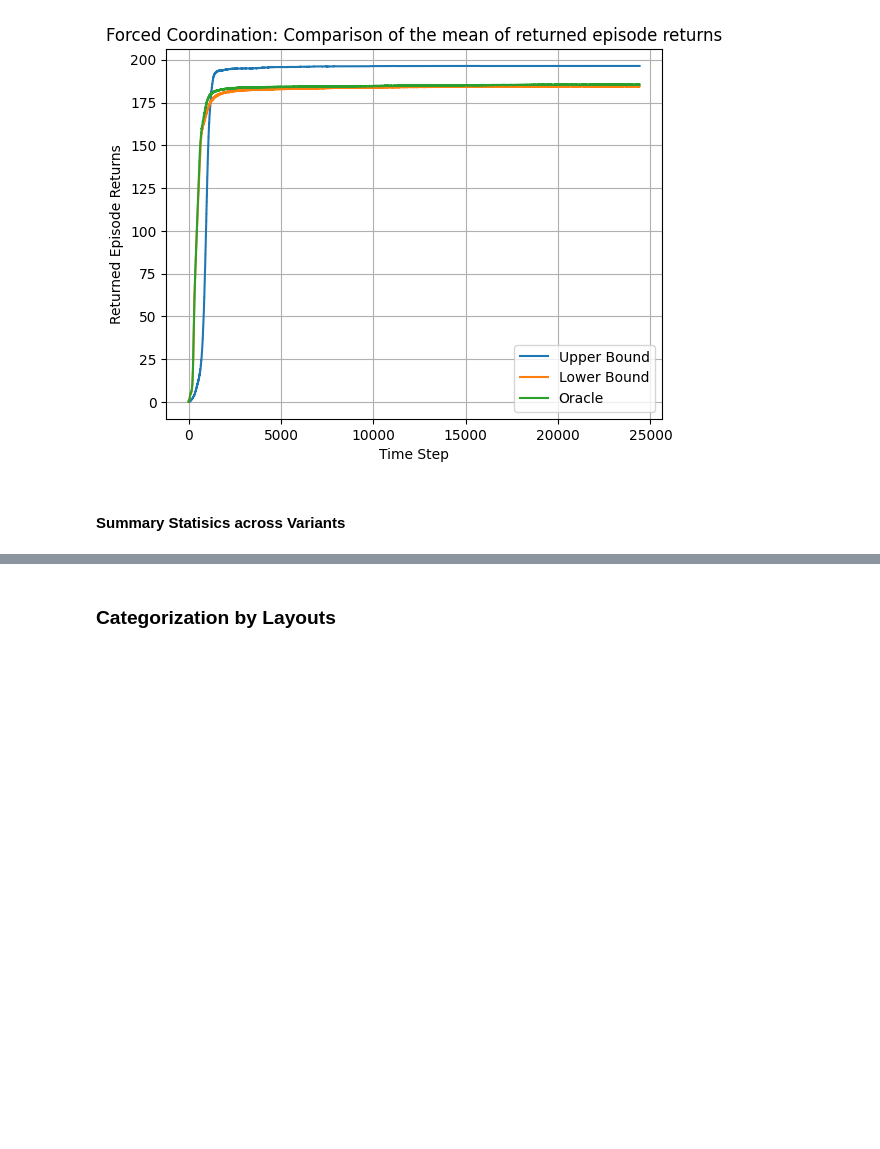
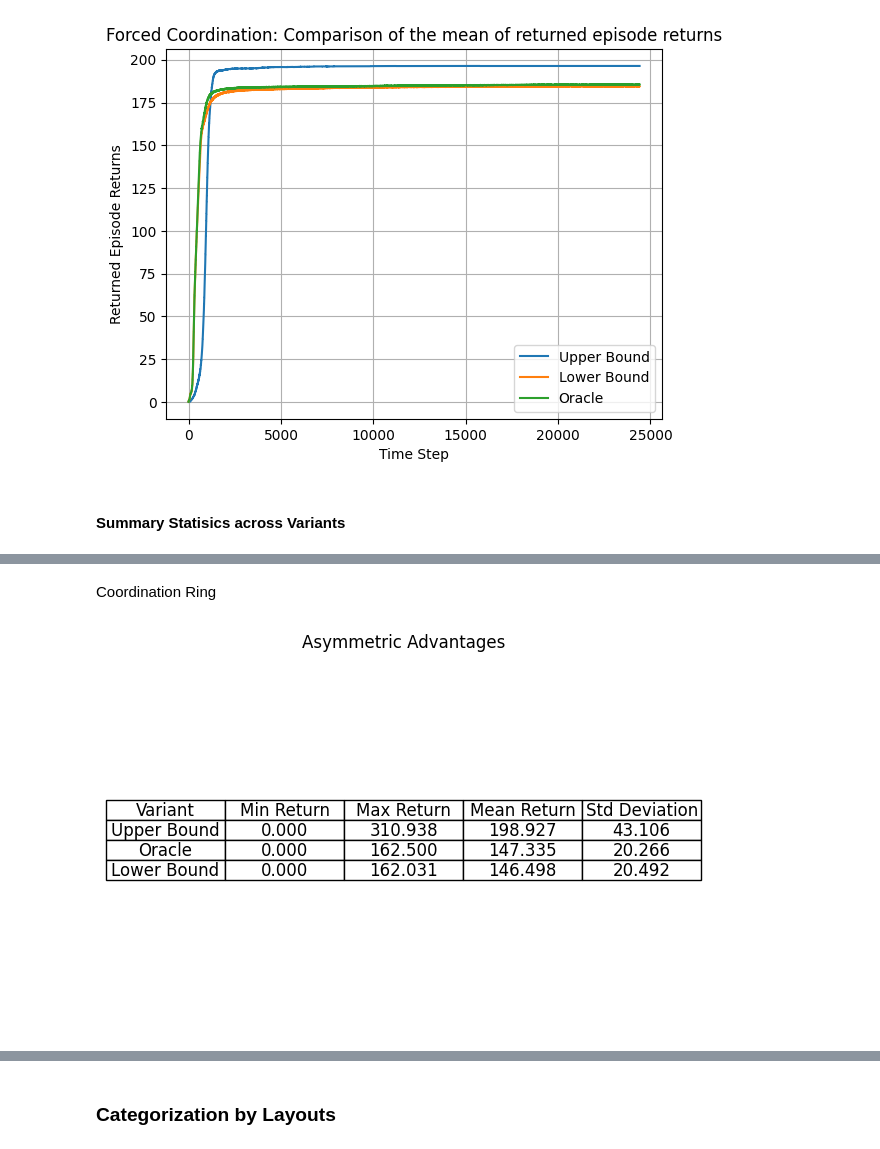
Before and after one commit to sandguine/value-of-intent, a Jupyter notebook: reward_mean_comparisons.ipynb, the cells around one changed output, grey strips where cells are left out. Saved outputs shown, nothing was run; the diff lists cells and outputs as text; code cells hidden in the pictures; blank space fills up the shorter version.

Commit message:
added the summary statistics portion

```diff
--- a/reward_mean_comparisons.ipynb
+++ b/reward_mean_comparisons.ipynb
@@ -692,0 +761,34 @@ plt.show()
+# %% [markdown]
+Coordination Ring
+# %%
+summary_data_coord_ring = {
+    'Variant': ['Upper Bound', 'Oracle', 'Lower Bound'],
+    'Min Return': [ub_returns_coord_ring.min(), op_returns_coord_ring.min(),lb_returns_coord_ring.min()],
+    'Max Return': [ub_returns_coord_ring.max(), op_returns_coord_ring.max(), lb_returns_coord_ring.max()],
+    'Mean Return': [ub_returns_coord_ring.mean(), op_returns_coord_ring.mean(), lb_returns_coord_ring.mean()],
+    'Std Deviation': [ub_returns_coord_ring.std(), op_returns_coord_ring.std(), lb_returns_coord_ring.std()]
+}
+
+summary_df_coord_ring = pd.DataFrame(summary_data_coord_ring)
+
+formatted_df_coord_ring = summary_df_coord_ring.copy()
+for col in formatted_df_coord_ring.columns[1:]:
+    formatted_df_coord_ring[col] = formatted_df_coord_ring[col].apply(lambda x: f"{x:.3f}")
+
+fig, ax = plt.subplots()
+ax.axis('tight')
+ax.axis('off')
+table = ax.table(
+    cellText=formatted_df_coord_ring.values,
+    colLabels=formatted_df_coord_ring.columns,
+    cellLoc='center',
+    loc='center'
+)
+table.auto_set_font_size(False)
+table.set_fontsize(12)
+table.scale(1.2, 1.2)
+
+plt.title("Asymmetric Advantages")
+plt.show()
+# %% [output]
+[figure, added]
```
Also changed, not shown: parts of 8 cells of this notebook.
